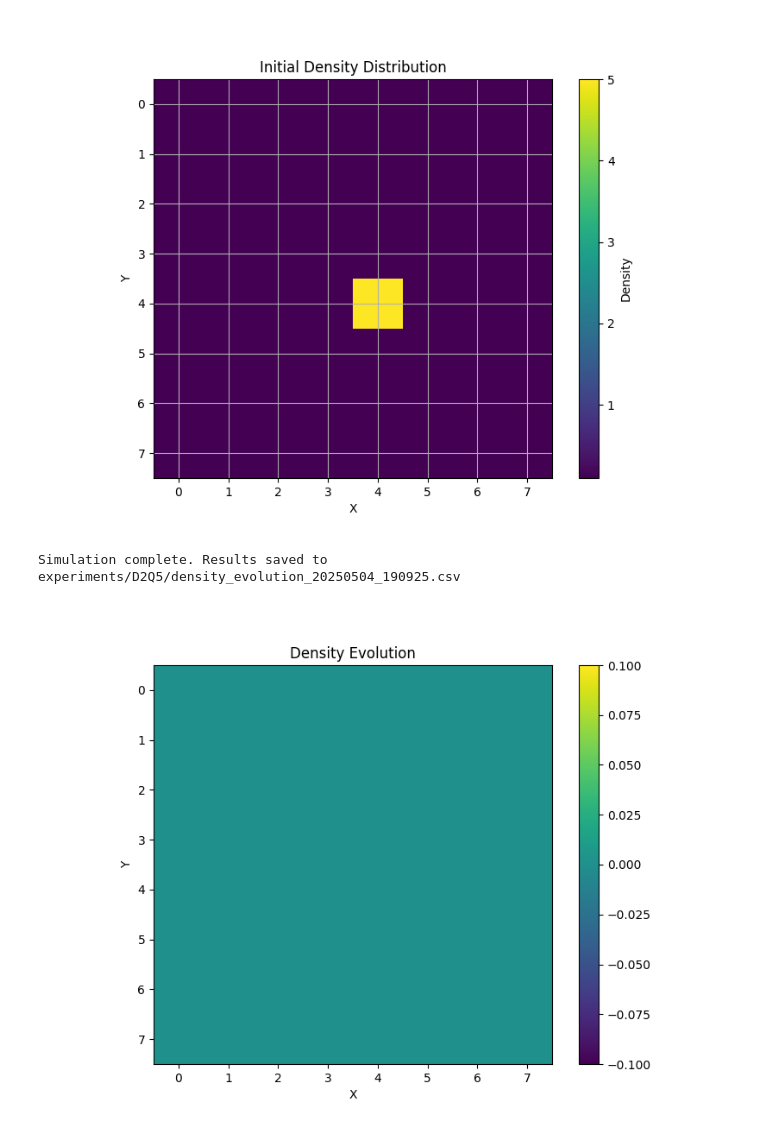
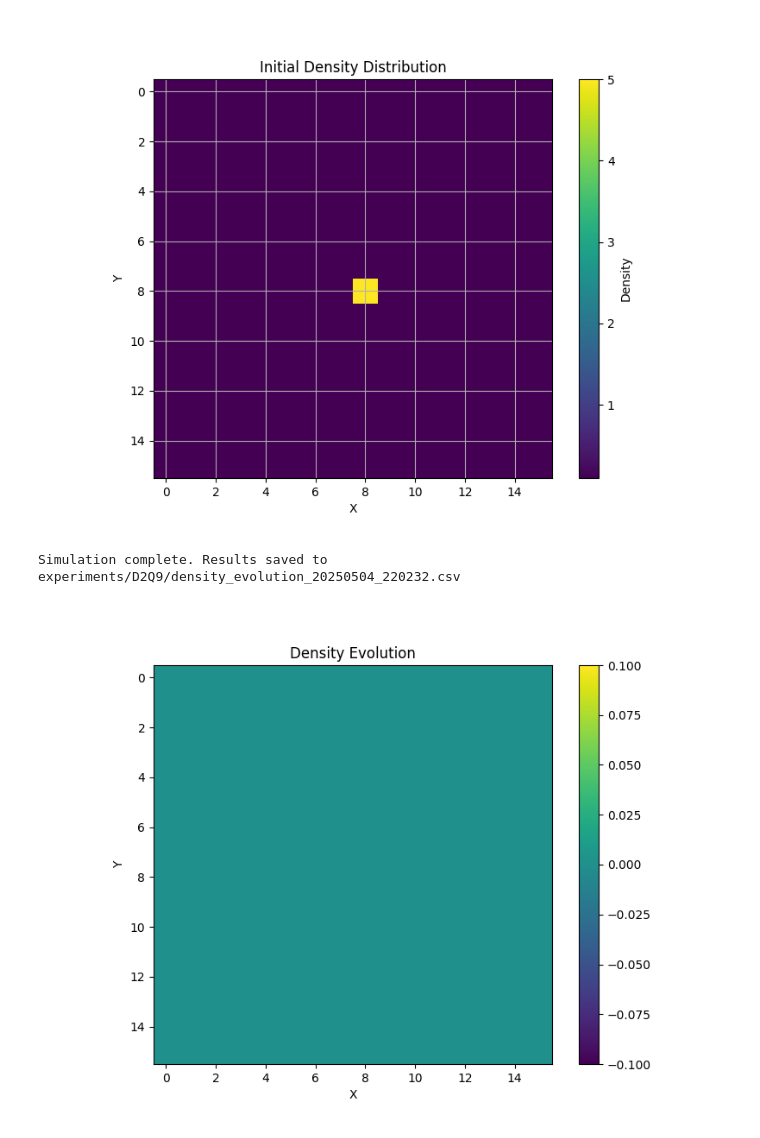
Before and after one commit to widdrr/qlbm, a Jupyter notebook: QLBM-D2Q9.ipynb, the cells around one changed output. Saved outputs shown, nothing was run; the diff lists cells and outputs as text; code cells hidden in the pictures.

```diff
--- a/QLBM-D2Q9.ipynb
+++ b/QLBM-D2Q9.ipynb
@@ -234,42 +234,45 @@ def simulate_flow(initial_density: NDArray[np.float64],
             # Re-encode for next iteration
             state = encode(density, link_qubits, num_links)
 # %%
-sites = (8, 8)
+sites = (16, 16)
 
 velocities = [0, -1, 1, -1, 1, -1, 1, -1, 1]
 links = [(0,0), (-1, 0), (1,0), (0,-1), (0,1), (-1,-1), (-1,1), (1,-1), (1,1)]
 weights = np.array([2/10, 1/10, 1/10, 1/10, 1/10, 1/10, 1/10, 1/10, 1/10])
 speed_of_sound = 1/np.sqrt(3)
-advection = np.array([0, 0, 0, 0, 0,0,0,0,0])
+advection = np.array([0, 0.2, 0.2, 0.15, 0.15, 0.1, 0.1, 0.2, 0.2])
 iterations = 10
 
 lambdas = np.array([np.arccos(w * (1 + (v * u)/speed_of_sound**2)) for w, v,u in zip(weights, velocities, advection)])
 
 # Initialize density with a point source in the middle
 density = np.full(sites, 0.1)
-density[4, 4] = 5.0
+density[8, 8] = 5.0
+density[7, 8] = 5.0
+density[8, 7] = 5.0
+density[7, 7] = 5.0
 
 site_qubits = int(np.ceil(np.log2(sites[0] * sites[1])))
 link_qubits = int(np.ceil(np.log2(len(links))))
 
 # Display initial density distribution
 display_density_heatmap(density, title='Initial Density Distribution')
 
 # Create unique filename with timestamp
 timestamp = datetime.now().strftime("%Y%m%d_%H%M%S")
-filename = f"experiments/D2Q5/density_evolution_{timestamp}.csv"
+filename = f"experiments/D2Q9/density_evolution_{timestamp}.csv"
 
 # Run simulation
 simulate_flow(density, site_qubits, link_qubits, len(links), lambdas, links, iterations, filename)
 
 print(f"Simulation complete. Results saved to {filename}")
 # %% [output]
-[figure, old version]
+[figure, new version]
-Simulation complete. Results saved to experiments/D2Q5/density_evolution_20250504_190925.csv
+Simulation complete. Results saved to experiments/D2Q9/density_evolution_20250504_220232.csv
 # %%
 # Create animation
 %matplotlib widget
 anim = animate_density_evolution(filename, interval=100)
 plt.show()
 # %% [output]
-[figure, old version]
+[figure, new version]
```
